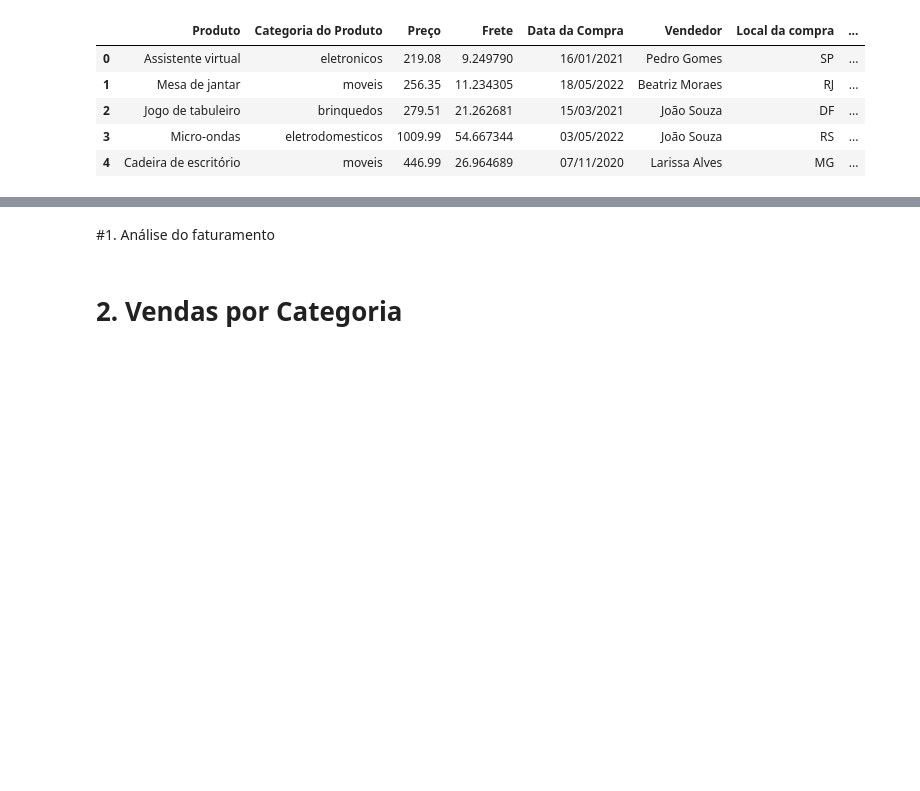
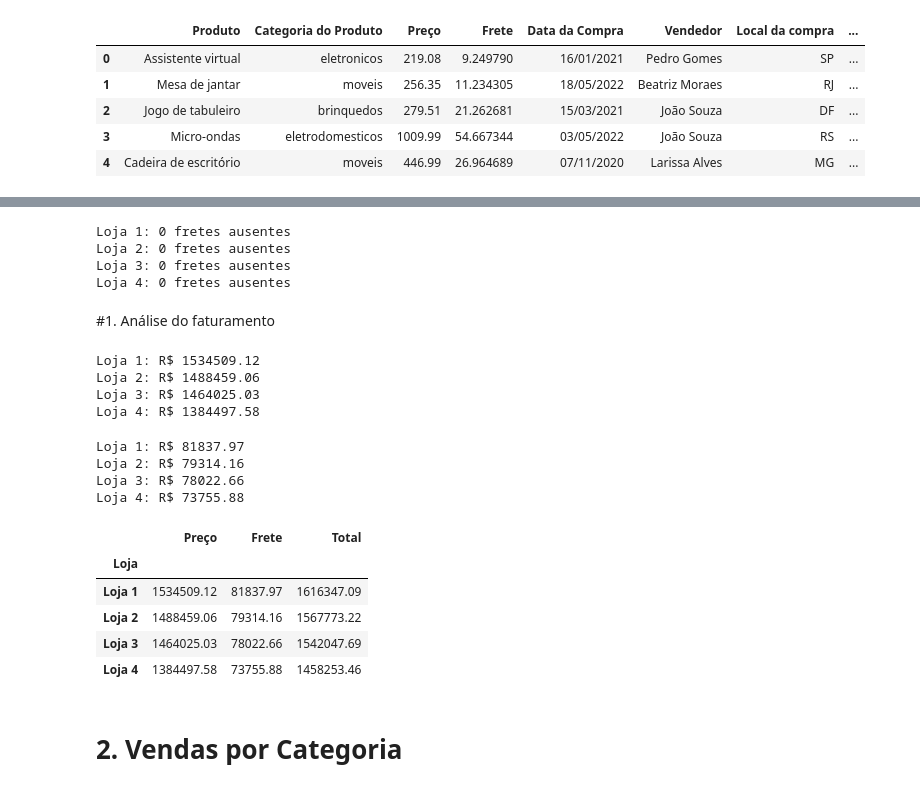
Before and after one commit to Flavio-AzL/challenge-alura-store, a Jupyter notebook: AluraStoreBr.ipynb, the cells around one changed output, grey strips where cells are left out. Drawn from its saved outputs; the diff is of its cells as text; code cells hidden in the pictures; blank space fills up the shorter version.

Commit message:
Analises exploratorias e faturamento por loja

```diff
--- a/AluraStoreBr.ipynb
+++ b/AluraStoreBr.ipynb
@@ -26,5 +65,60 @@ loja1.head()
+# %%
+# Verificando fretes ausentes, para analisar se o valor
+# faz parte do faturamento ou se é um custo operacional
+
+lojas = [loja1, loja2, loja3, loja4]
+nomes = ['Loja 1', 'Loja 2', 'Loja 3', 'Loja 4']
+for nome, loja in zip(nomes, lojas):
+  nulos = loja['Frete'].isnull().sum()
+  print(f'{nome}: {nulos} fretes ausentes')
+
+# De acordo com os resultados, assumirei que o frete faz parte do faturamento,
+# dado que não existe nenhuma linha com valor ausente (frete grátis) em nenhuma das lojas
+# %% [output]
+Loja 1: 0 fretes ausentes
+Loja 2: 0 fretes ausentes
+Loja 3: 0 fretes ausentes
+Loja 4: 0 fretes ausentes
 # %% [markdown]
 #1. Análise do faturamento
+# %%
+# Análise de Faturamento de Vendas, por loja:
+for loja, preco in zip(nomes, lojas):
+  vendas = preco['Preço'].sum()
+  print(f'{loja}: R$ {vendas:.2f}')
+# %% [output]
+Loja 1: R$ 1534509.12
+Loja 2: R$ 1488459.06
+Loja 3: R$ 1464025.03
+Loja 4: R$ 1384497.58
+# %%
+# Análise do valor de Fretes recebidos por loja:
+for loja, frete in zip(nomes, lojas):
+  fretes = frete['Frete'].sum()
+  print(f'{loja}: R$ {fretes:.2f}')
+# %% [output]
+Loja 1: R$ 81837.97
+Loja 2: R$ 79314.16
+Loja 3: R$ 78022.66
+Loja 4: R$ 73755.88
+# %%
+# Análise de Vendas por Ano
+# Adiciona a coluna 'Loja' dinamicamente em cada DataFrame
+for loja_df, nome in zip(lojas, nomes):
+    loja_df['Loja'] = nome
+
+# Junta todos os DataFrames em um só
+todas_lojas = pd.concat(lojas, ignore_index=True)
+faturamento_total = round(todas_lojas.groupby('Loja')[['Preço', 'Frete']].sum(), 2)
+faturamento_total['Total'] = round(faturamento_total['Preço'] + faturamento_total['Frete'], 2)
+faturamento_total
+# %% [output]
+|  | Preço | Frete | Total |
+| Loja |  |  |  |
+| Loja 1 | 1534509.12 | 81837.97 | 1616347.09 |
+| Loja 2 | 1488459.06 | 79314.16 | 1567773.22 |
+| Loja 3 | 1464025.03 | 78022.66 | 1542047.69 |
+| Loja 4 | 1384497.58 | 73755.88 | 1458253.46 |
 # %% [markdown]
 # 2. Vendas por Categoria
 # %% [markdown]
```
Also changed, not shown: parts of 4 cells of this notebook.
